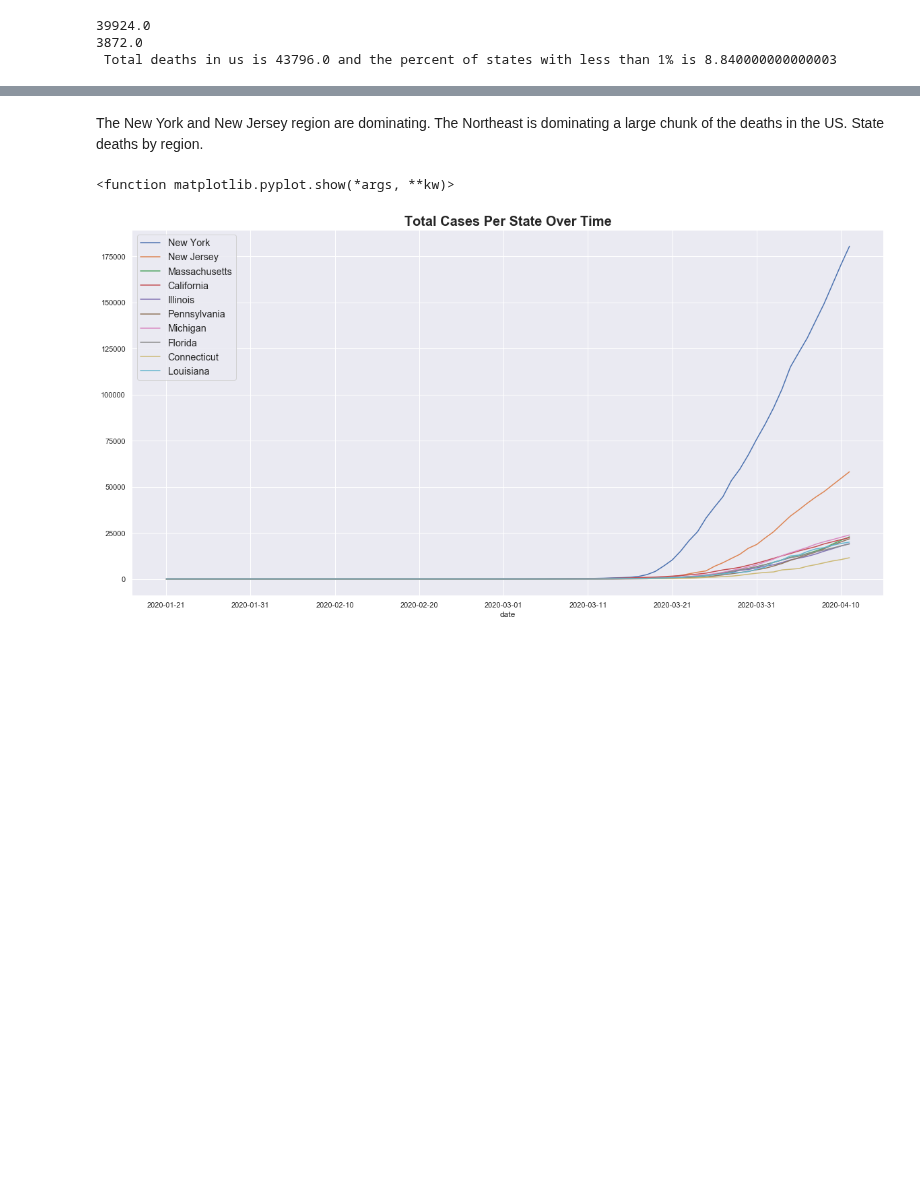
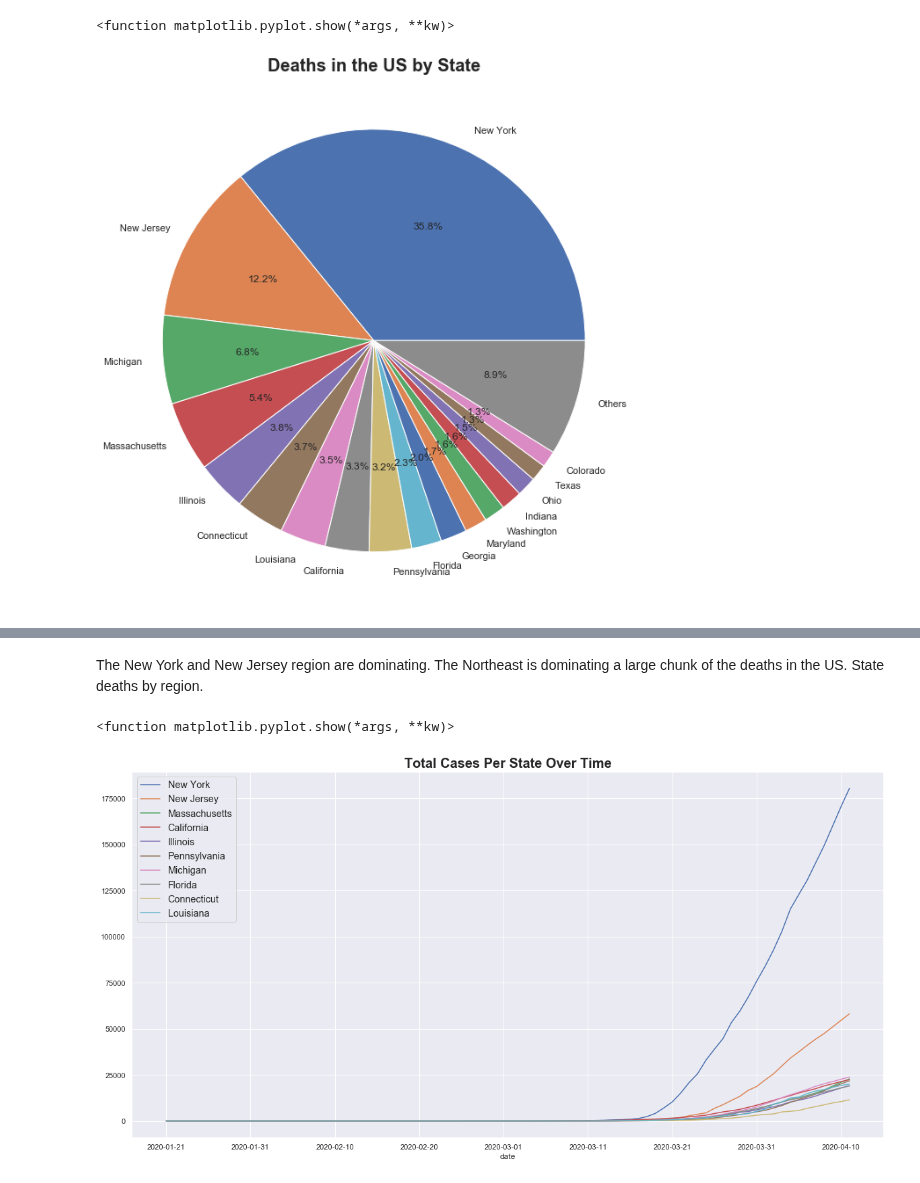
Before and after one commit to lmstevens/Group_Project_1, a Jupyter notebook: Jimmy_Graphics.ipynb, the cells around one changed output, grey strips where cells are left out. Cells and saved outputs as stored; diff of their text form; code cells hidden in the pictures; blank space fills up the shorter version.

```diff
--- a/Jimmy_Graphics.ipynb
+++ b/Jimmy_Graphics.ipynb
@@ -139,21 +101,29 @@ comb2_df.head(51)
 # %%
 deathsbyState = comb2_df.loc[:,["State","Total Deaths"]]
 deathsbyState.sort_values("Total Deaths", ascending = False,inplace = True)
 deathsbyState["Percent of Deaths in US"]=round(deathsbyState["Total Deaths"]/deathsbyState["Total Deaths"].sum()*100,2)
 deathsbyState.reset_index(drop = True)
 USDeaths = deathsbyState["Total Deaths"].sum()
 deathsbyStatePie = deathsbyState[deathsbyState["Percent of Deaths in US"]>1]
 PercentTop = deathsbyStatePie["Percent of Deaths in US"].sum()
 PercentOther = (100 - float(PercentTop))
 OtherDeaths = USDeaths - deathsbyStatePie["Total Deaths"].sum()
-print(deathsbyStatePie["Total Deaths"].sum())
-print(OtherDeaths)
-print(f" Total deaths in us is {USDeaths} and the percent of states with less than 1% is {PercentOther}")
-Chart = deathsbyStatePie.append({"State":"Others","Total Deaths":OtherDeaths,"Percent of Deaths in US":PercentOther}, ignore_index = True)
+
+DeathsCircleChart = deathsbyStatePie.append({"State":"Others","Total Deaths":OtherDeaths,"Percent of Deaths in US":PercentOther}, ignore_index = True)
+labels = Chart["State"]
+sizes = Chart ["Total Deaths"]
+fig1, ax1 = plt.subplots(figsize=(9, 9))
+ax1.pie(sizes,labels = labels, autopct='%1.1f%%')
+
+plt.title("Deaths in the US by State",fontdict ={'fontsize': 20,
+        'fontweight' : 700})
+
+plt.tight_layout()
+plt.savefig("PNG Folder/DeathPie.png")
+plt.show
 # %% [output]
-39924.0
-3872.0
- Total deaths in us is 43796.0 and the percent of states with less than 1% is 8.840000000000003
+<function matplotlib.pyplot.show(*args, **kw)>
+[figure, added]
 # %%
 Chart
 # %% [output]
```
Also changed, not shown: parts of 23 cells of this notebook, 15 other files.
